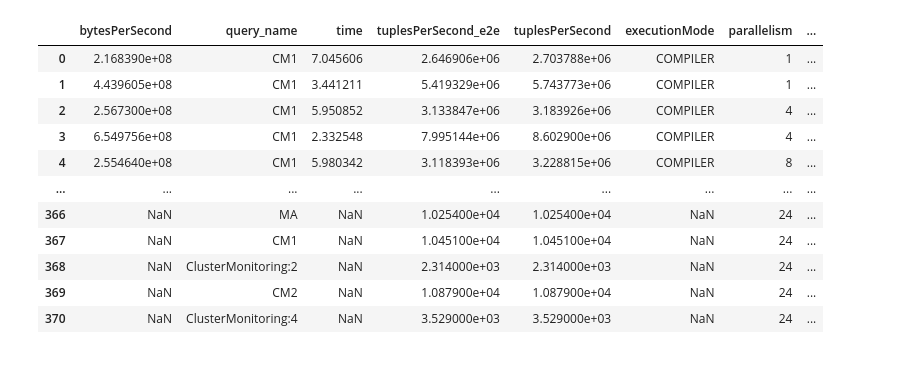
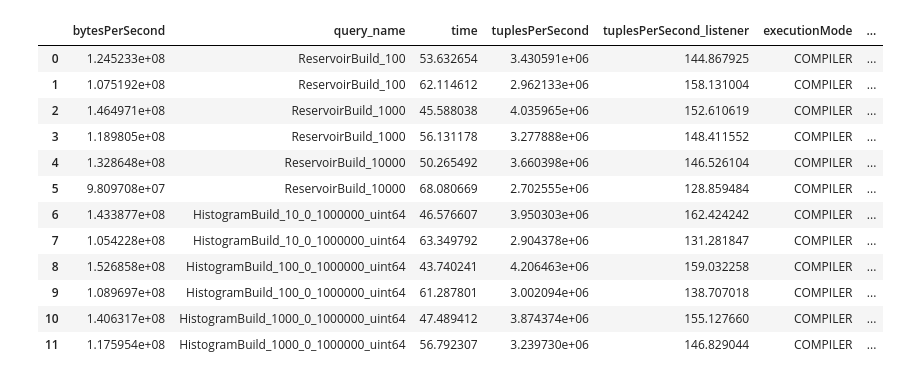
Before and after one commit to ESPAT-Orga/nebulastream-espat, a Jupyter notebook: scripts/benchmarking/e2e/plots/StatisticBuildProbe.ipynb, the cells around one changed output. Saved outputs shown, nothing was run; the diff lists cells and outputs as text; code cells hidden in the pictures.

```diff
--- a/scripts/benchmarking/e2e/plots/StatisticBuildProbe.ipynb
+++ b/scripts/benchmarking/e2e/plots/StatisticBuildProbe.ipynb
@@ -7,94 +7,49 @@ import os
 from matplotlib.patches import Patch
 import copy
 
 def split_patches(patches, n, group_size):
     patches_groups = [patches[i * group_size:(i + 1) * group_size] for i in range(n)]
     baseline_group = patches_groups[0]
 
     return (patches_groups, baseline_group)
 
 def create_speedup_message(patches_groups, baseline_group):
     messages = []
     for pid, p in enumerate(baseline_group):
         baseline_height = baseline_group[pid].get_height()
         message = []
         for group in patches_groups[1:]:
             if group[pid].get_height() > 0:
                 speedup = baseline_height / group[pid].get_height()
                 message.append(f'{speedup:.1f}x')
         messages.append("/".join(message))
     return messages
 
 # Load the csv files for NES and Apache Flink
-df_nes = pd.read_csv("nebulastream_e2e.csv")
-df_flink = pd.read_csv("flink_e2e.csv")
-df_lightsaber = pd.read_csv("lightsaber_e2e.csv")
-df_spark = pd.read_csv("spark_streaming_e2e.csv")
+df = pd.read_csv("results_nebulastream.csv")
 
-df_nes['system'] = 'NebulaStream'
-df_flink['system'] = 'Flink'
-df_lightsaber['system'] = 'LightSaber'
-df_spark['system'] = 'Spark'
-
-# Rename columns for consistency
-df_nes = df_nes.rename(columns={'numberOfWorkerThreads': 'parallelism', 'tuplesPerSecond': 'tuplesPerSecond_e2e', 'tuplesPerSecond_listener': 'tuplesPerSecond'})
-df_flink = df_flink.rename(columns={'numOfRecords': 'numberOfRecords'})
-df_flink['tuplesPerSecond_e2e'] = df_flink['tuplesPerSecond']
-df_lightsaber = df_lightsaber.rename(columns={'numOfRecords': 'numberOfRecords'})
-df_lightsaber['tuplesPerSecond_e2e'] = df_lightsaber['tuplesPerSecond']
-df_spark['tuplesPerSecond_e2e'] = df_spark['tuplesPerSecond']
-
-# Rename query name in spark to have consistent query_names
-df_spark["query_name"] = df_spark["query_name"].replace({
-    "Nexmark_multiple_GB_of_Bids:2": r"NM1",
-    "Nexmark_multiple_GB_of_Bids:3": r"NM2",
-    "Nexmark_multiple_GB_of_Bids:4": r"NM5",
-    "Nexmark_multiple_GB_of_Bids:5": r"NM8",
-    "Nexmark_multiple_GB_of_Bids:6": r"NM8_Variant",
-    "YahooStreamingBenchmark_more_data:1": r"YSB1k",
-    "LinearRoadBenchmark:1": r"LRB1",
-    "LinearRoadBenchmark:2": r"LRB2",
-    "SmartGrid:1": r"SG1",
-    "SmartGrid:2": r"SG2",
-    "SmartGrid:3": r"SG3",
-    "Manufacturing:1": r"MA",
-    "ClusterMonitoring:1": r"CM1",
-    "ClusterMonitoring:3": r"CM2",
-}, regex=True)
-
-
-# Concatenate the dataframes
-df_concatenated = pd.concat([df_nes, df_flink], ignore_index=True)
-df_concatenated = pd.concat([df_concatenated, df_lightsaber], ignore_index=True)
-df_concatenated = pd.concat([df_concatenated, df_spark], ignore_index=True)
+df['system'] = 'NebulaStream'
 
 # Create directory if it doesn't exist
 output_dir = 'system_comparison'
 os.makedirs(output_dir, exist_ok=True)
 
-hue_order = ['NebulaStream', 'LightSaber', 'Flink', 'Spark']
-custom_palette = ["#7402d8", "#74e8a8", "#ba9344", "#e25a1c"]
-legend_handles = [
-    Patch(facecolor=custom_palette[0], label='NebulaStream'),
-    Patch(facecolor=custom_palette[1], label='LightSaber'),
-    Patch(facecolor=custom_palette[2], label='Flink'),
-    Patch(facecolor=custom_palette[3], label='Spark')
-]
+# Extract synopsis type and variant from query_name
+df["synopsis_type"] = df["query_name"].str.split("_").str[0]
+df["query_variant"] = df["query_name"].str.split("_", n=1).str[1]
 
-df_concatenated['query_name'] = df_concatenated['query_name'].str.replace('NM8_Variant', 'NM8\n(Variant)')
-df_concatenated['query_name'] = df_concatenated['query_name'].str.replace('YSB1k', 'YSB')
-df_concatenated.loc[df_concatenated['tuplesPerSecond'] == -1, 'tuplesPerSecond'] = df_concatenated['tuplesPerSecond_e2e']
-df_concatenated
+df
 # %% [output]
-|  | bytesPerSecond | query_name | time | tuplesPerSecond_e2e | tuplesPerSecond | executionMode | parallelism | ... |
-| 0 | 2.168390e+08 | CM1 | 7.045606 | 2.646906e+06 | 2.703788e+06 | COMPILER | 1 | ... |
-| 1 | 4.439605e+08 | CM1 | 3.441211 | 5.419329e+06 | 5.743773e+06 | COMPILER | 1 | ... |
-| 2 | 2.567300e+08 | CM1 | 5.950852 | 3.133847e+06 | 3.183926e+06 | COMPILER | 4 | ... |
-| 3 | 6.549756e+08 | CM1 | 2.332548 | 7.995144e+06 | 8.602900e+06 | COMPILER | 4 | ... |
-| 4 | 2.554640e+08 | CM1 | 5.980342 | 3.118393e+06 | 3.228815e+06 | COMPILER | 8 | ... |
-| ... | ... | ... | ... | ... | ... | ... | ... | ... |
-| 366 | NaN | MA | NaN | 1.025400e+04 | 1.025400e+04 | NaN | 24 | ... |
-| 367 | NaN | CM1 | NaN | 1.045100e+04 | 1.045100e+04 | NaN | 24 | ... |
-| 368 | NaN | ClusterMonitoring:2 | NaN | 2.314000e+03 | 2.314000e+03 | NaN | 24 | ... |
-| 369 | NaN | CM2 | NaN | 1.087900e+04 | 1.087900e+04 | NaN | 24 | ... |
-| 370 | NaN | ClusterMonitoring:4 | NaN | 3.529000e+03 | 3.529000e+03 | NaN | 24 | ... |
+|  | bytesPerSecond | query_name | time | tuplesPerSecond | tuplesPerSecond_listener | executionMode | ... |
+| 0 | 1.245233e+08 | ReservoirBuild_100 | 53.632654 | 3.430591e+06 | 144.867925 | COMPILER | ... |
+| 1 | 1.075192e+08 | ReservoirBuild_100 | 62.114612 | 2.962133e+06 | 158.131004 | COMPILER | ... |
+| 2 | 1.464971e+08 | ReservoirBuild_1000 | 45.588038 | 4.035965e+06 | 152.610619 | COMPILER | ... |
+| 3 | 1.189805e+08 | ReservoirBuild_1000 | 56.131178 | 3.277888e+06 | 148.411552 | COMPILER | ... |
+| 4 | 1.328648e+08 | ReservoirBuild_10000 | 50.265492 | 3.660398e+06 | 146.526104 | COMPILER | ... |
+| 5 | 9.809708e+07 | ReservoirBuild_10000 | 68.080669 | 2.702555e+06 | 128.859484 | COMPILER | ... |
+| 6 | 1.433877e+08 | HistogramBuild_10_0_1000000_uint64 | 46.576607 | 3.950303e+06 | 162.424242 | COMPILER | ... |
+| 7 | 1.054228e+08 | HistogramBuild_10_0_1000000_uint64 | 63.349792 | 2.904378e+06 | 131.281847 | COMPILER | ... |
+| 8 | 1.526858e+08 | HistogramBuild_100_0_1000000_uint64 | 43.740241 | 4.206463e+06 | 159.032258 | COMPILER | ... |
+| 9 | 1.089697e+08 | HistogramBuild_100_0_1000000_uint64 | 61.287801 | 3.002094e+06 | 138.707018 | COMPILER | ... |
+| 10 | 1.406317e+08 | HistogramBuild_1000_0_1000000_uint64 | 47.489412 | 3.874374e+06 | 155.127660 | COMPILER | ... |
+| 11 | 1.175954e+08 | HistogramBuild_1000_0_1000000_uint64 | 56.792307 | 3.239730e+06 | 146.829044 | COMPILER | ... |
```
Also changed, not shown: parts of 4 cells of this notebook, 9 other files.
